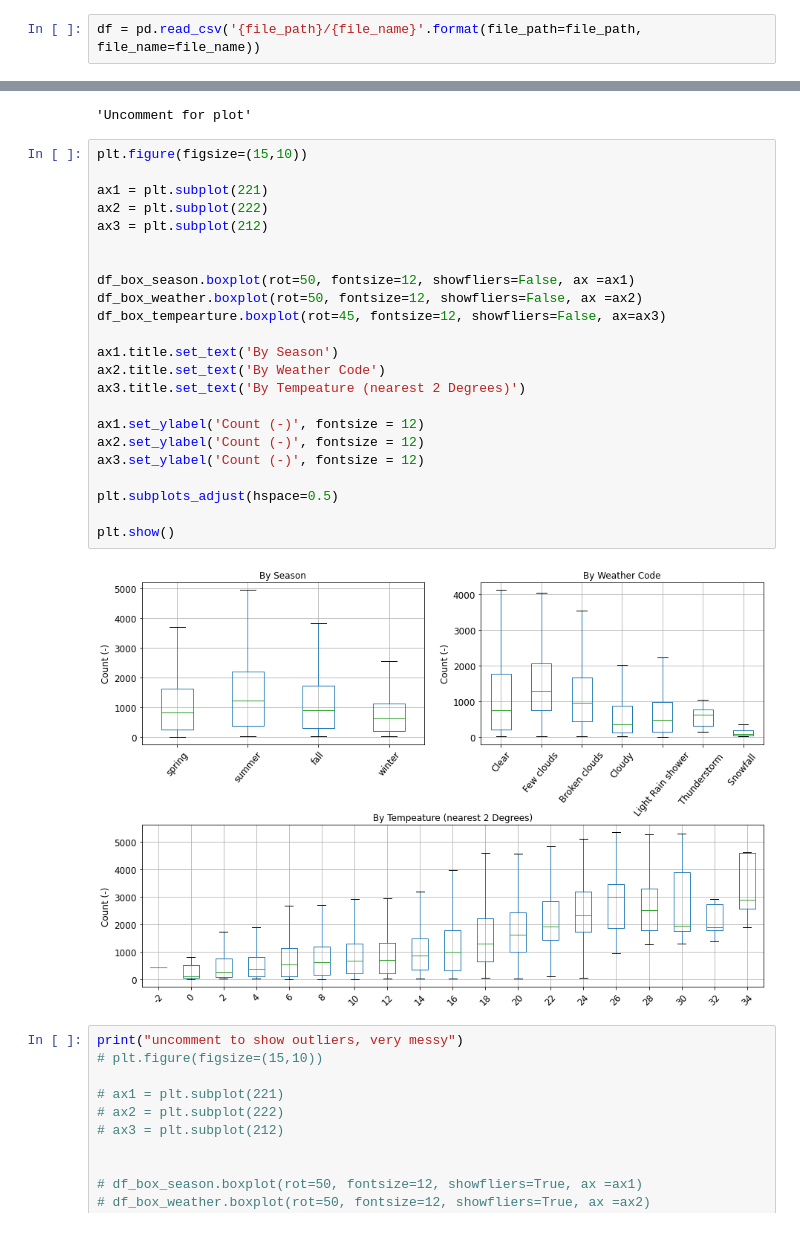
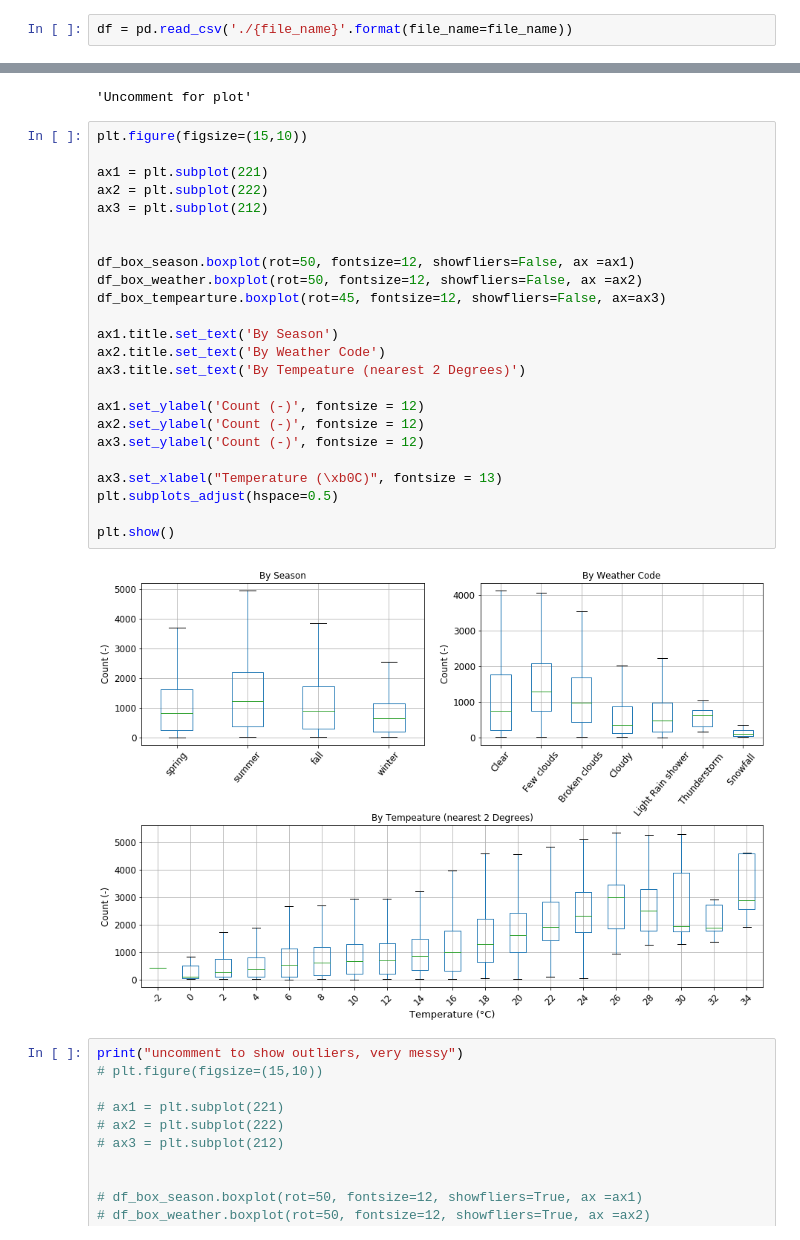
Before and after one commit to xyzjust/LondonBikeShare, a Jupyter notebook: London_BikeShare_Prediction.ipynb, the cells around one changed output, grey strips where cells are left out. Saved outputs shown, nothing was run; the diff lists cells and outputs as text.

Commit message:
improve graphs

```diff
--- a/London_BikeShare_Prediction.ipynb
+++ b/London_BikeShare_Prediction.ipynb
@@ -93,7 +89,7 @@ list_files = ['london_merged.csv']
 # %%
 file_name = 'london_merged.csv'
 # %%
-df = pd.read_csv('{file_path}/{file_name}'.format(file_path=file_path, file_name=file_name))
+df = pd.read_csv('./{file_name}'.format(file_name=file_name))
 # %%
 df['cnt'].mean()
 # %% [output]
@@ -270,28 +266,29 @@ for code in df.sort_values(by ='t1')['nearest_5_degrees'].unique():
 # %%
 plt.figure(figsize=(15,10))
 
 ax1 = plt.subplot(221)
 ax2 = plt.subplot(222)
 ax3 = plt.subplot(212)
 
 
 df_box_season.boxplot(rot=50, fontsize=12, showfliers=False, ax =ax1)
 df_box_weather.boxplot(rot=50, fontsize=12, showfliers=False, ax =ax2)
 df_box_tempearture.boxplot(rot=45, fontsize=12, showfliers=False, ax=ax3)
 
 ax1.title.set_text('By Season')
 ax2.title.set_text('By Weather Code')
 ax3.title.set_text('By Tempeature (nearest 2 Degrees)')
 
 ax1.set_ylabel('Count (-)', fontsize = 12)
 ax2.set_ylabel('Count (-)', fontsize = 12)
 ax3.set_ylabel('Count (-)', fontsize = 12)
 
+ax3.set_xlabel("Temperature (\xb0C)", fontsize = 13)
 plt.subplots_adjust(hspace=0.5)
 
 plt.show()
 # %% [output]
-[figure, old version]
+[figure, new version]
 # %%
 print("uncomment to show outliers, very messy")
 # plt.figure(figsize=(15,10))
```
Also changed, not shown: parts of 12 cells of this notebook.
